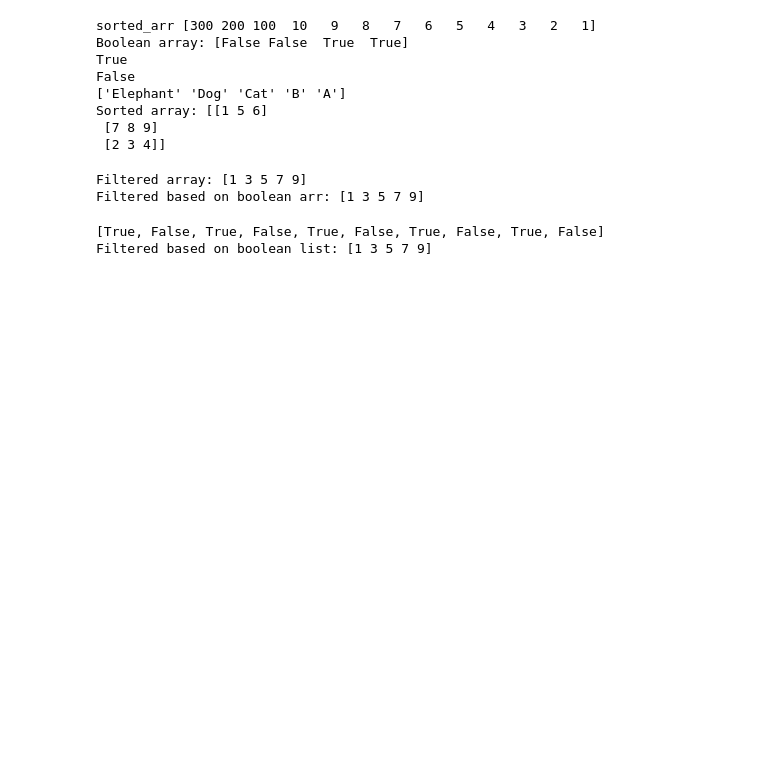
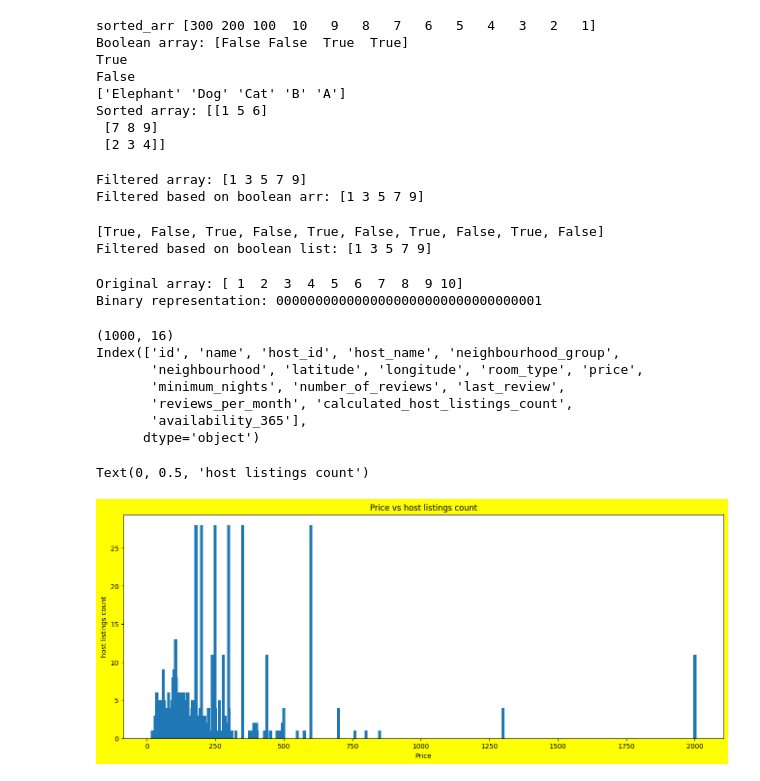
Before and after one commit to cr-arunkumar/learning-python, a Jupyter notebook: numpy/index.ipynb, the cells around one changed output. Drawn from its saved outputs; the diff is of its cells as text; code cells hidden in the pictures; blank space fills up the shorter version.

```diff
--- a/numpy/index.ipynb
+++ b/numpy/index.ipynb
@@ -875,3 +875,40 @@ print("Filtered based on boolean list:", filtered_arr)
 # %% [output]
 [True, False, True, False, True, False, True, False, True, False]
 Filtered based on boolean list: [1 3 5 7 9]
+# %%
+print("Original array:", arr)
+
+my_arr=np.binary_repr(arr[0],width=34)
+print("Binary representation:", my_arr)
+# %% [output]
+Original array: [ 1  2  3  4  5  6  7  8  9 10]
+Binary representation: 0000000000000000000000000000000001
+# %%
+import pandas as pd
+ny_city_df=pd.read_csv("../new-york-city-airbnb-open-data.csv")[:1000]
+# print(ny_city_df.head(1))
+
+print(ny_city_df.shape)
+
+print(ny_city_df.columns)
+
+# draw chart between price and number of reviews counts
+import matplotlib.pyplot as plt
+# add more clear gap between bars
+
+plt.figure(figsize=(16, 6),facecolor="yellow")
+ny_city_df=ny_city_df.dropna().drop_duplicates()
+plt.bar(ny_city_df['price'], ny_city_df['calculated_host_listings_count'], width=11,align="center")
+plt.title('Price vs host listings count')
+plt.xlabel('Price')
+plt.ylabel('host listings count')
+# %% [output]
+(1000, 16)
+Index(['id', 'name', 'host_id', 'host_name', 'neighbourhood_group',
+       'neighbourhood', 'latitude', 'longitude', 'room_type', 'price',
+       'minimum_nights', 'number_of_reviews', 'last_review',
+       'reviews_per_month', 'calculated_host_listings_count',
+       'availability_365'],
+      dtype='object')
+Text(0, 0.5, 'host listings count')
+[figure, added]
```
Also changed, not shown: parts of 1 cell of this notebook, 6 other files.
